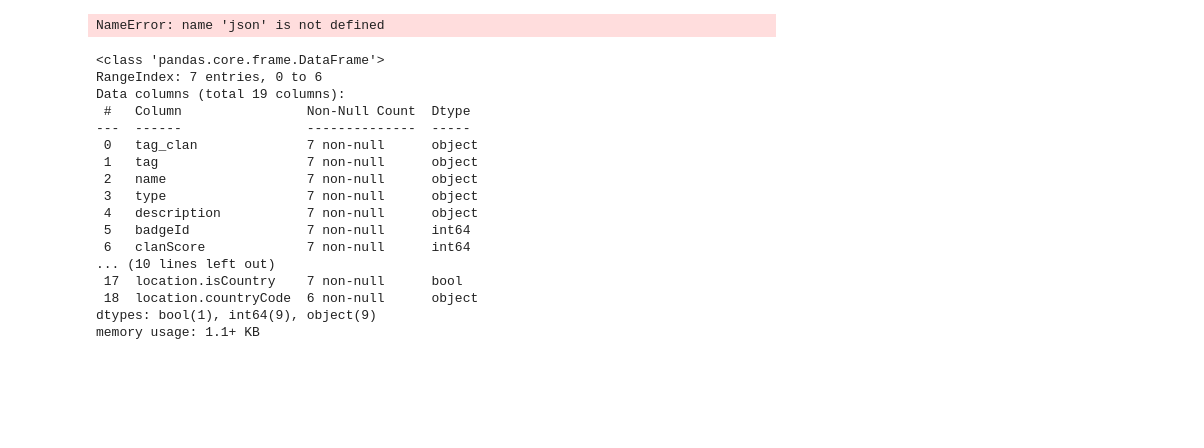
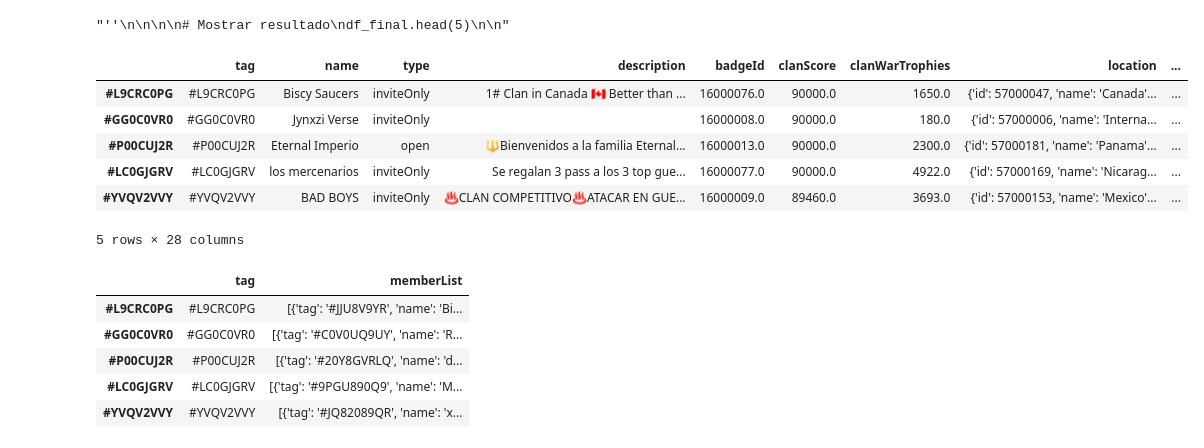
Before and after one commit to sromero9485/ClashRoyale-DE-project, a Jupyter notebook: Ingestion/project_nb_test.ipynb, the cells around one changed output. Cells and saved outputs as stored; diff of their text form; code cells hidden in the pictures; blank space fills up the shorter version.

Commit message:
creating_players_table

```diff
--- a/Ingestion/project_nb_test.ipynb
+++ b/Ingestion/project_nb_test.ipynb
@@ -85,42 +96,45 @@ with open('clanes_data.json', 'r') as f:
 # 2. Convertir a DataFrame (estructura deseada)
 df = (
     pd.DataFrame.from_dict(clan_data, orient='index')
-    .reset_index()
-    .rename(columns={'index': 'tag'})
+
 )
 
 # 3. Si hay datos anidados (ej: "location": {"country": "Chile"}):
 df_final = pd.json_normalize(
-    df.to_dict('memberList'),  # Datos a normalizar
+    df.to_dict('records'),  # Datos a normalizar
     sep='_',
     max_level= 3                # Separador para campos anidados
 )
 
+df_final['diccionario'] = df_final['memberList'].apply(lambda x: x[0])
+
+dic_df = pd.json_normalize(df_final['diccionario'],  # Datos a normalizar
+    sep='_',
+    max_level= 3
+)
+
+df_final = pd.concat([df, dic_df], axis=1)
+
+df_final.head(5)
+
+
+'''''
+
+
+
 # Mostrar resultado
 df_final.head(5)
+
+'''
 # %% [output]
-NameError: name 'json' is not defined
+"''\n\n\n\n# Mostrar resultado\ndf_final.head(5)\n\n"
-# %%
-df_final = json_normalize(df_transformed.to_dict('records'))
-# %%
-df_final.info()
-# %% [output]
-<class 'pandas.core.frame.DataFrame'>
-RangeIndex: 7 entries, 0 to 6
-Data columns (total 19 columns):
- #   Column                Non-Null Count  Dtype
----  ------                --------------  -----
- 0   tag_clan              7 non-null      object
- 1   tag                   7 non-null      object
- 2   name                  7 non-null      object
- 3   type                  7 non-null      object
- 4   description           7 non-null      object
- 5   badgeId               7 non-null      int64
- 6   clanScore             7 non-null      int64
-... (10 lines left out)
- 17  location.isCountry    7 non-null      bool
- 18  location.countryCode  6 non-null      object
-dtypes: bool(1), int64(9), object(9)
-memory usage: 1.1+ KB
 # %%
-df = pd.read_json('clanes_data.json')
+df_final.head()
+# %% [output]
+|  | tag | name | type | description | badgeId | clanScore | clanWarTrophies | location | ... |
+| #L9CRC0PG | #L9CRC0PG | Biscy Saucers | inviteOnly | 1# Clan in Canada 🇨🇦 Better than ... | 16000076.0 | 90000.0 | 1650.0 | {'id': 57000047, 'name': 'Canada'... | ... |
+| #GG0C0VR0 | #GG0C0VR0 | Jynxzi Verse | inviteOnly |  | 16000008.0 | 90000.0 | 180.0 | {'id': 57000006, 'name': 'Interna... | ... |
+| #P00CUJ2R | #P00CUJ2R | Eternal Imperio | open | 🔱Bienvenidos a la familia Eternal... | 16000013.0 | 90000.0 | 2300.0 | {'id': 57000181, 'name': 'Panama'... | ... |
+| #LC0GJGRV | #LC0GJGRV | los mercenarios | inviteOnly | Se regalan 3 pass a los 3 top gue... | 16000077.0 | 90000.0 | 4922.0 | {'id': 57000169, 'name': 'Nicarag... | ... |
+| #YVQV2VVY | #YVQV2VVY | BAD BOYS | inviteOnly | ♨️CLAN COMPETITIVO♨️ATACAR EN GUE... | 16000009.0 | 89460.0 | 3693.0 | {'id': 57000153, 'name': 'Mexico'... | ... |
+5 rows × 28 columns
@@ -126,0 +149,10 @@ df = pd.read_json('clanes_data.json')
+# %%
+tst = df[['tag','memberList']]
+tst.head()
+# %% [output]
+|  | tag | memberList |
+| #L9CRC0PG | #L9CRC0PG | [{'tag': '#JJU8V9YR', 'name': 'Bi... |
+| #GG0C0VR0 | #GG0C0VR0 | [{'tag': '#C0V0UQ9UY', 'name': 'R... |
+| #P00CUJ2R | #P00CUJ2R | [{'tag': '#20Y8GVRLQ', 'name': 'd... |
+| #LC0GJGRV | #LC0GJGRV | [{'tag': '#9PGU890Q9', 'name': 'M... |
+| #YVQV2VVY | #YVQV2VVY | [{'tag': '#JQ82089QR', 'name': 'x... |
```
Also changed, not shown: parts of 12 cells of this notebook.
